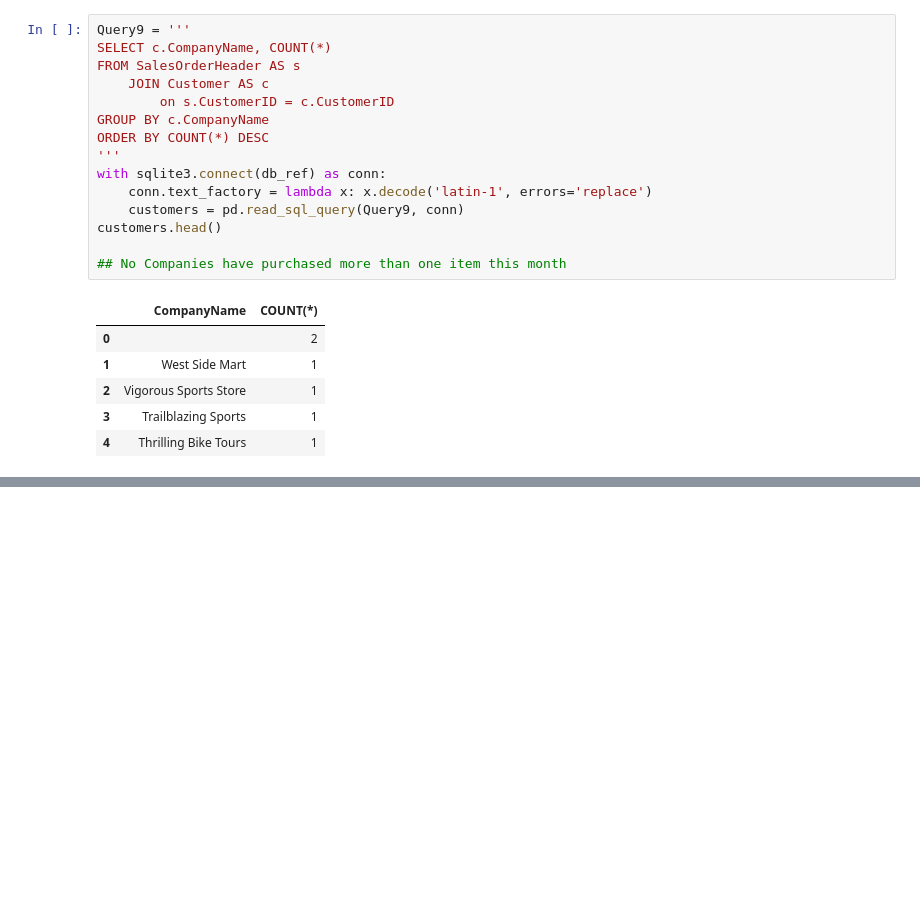
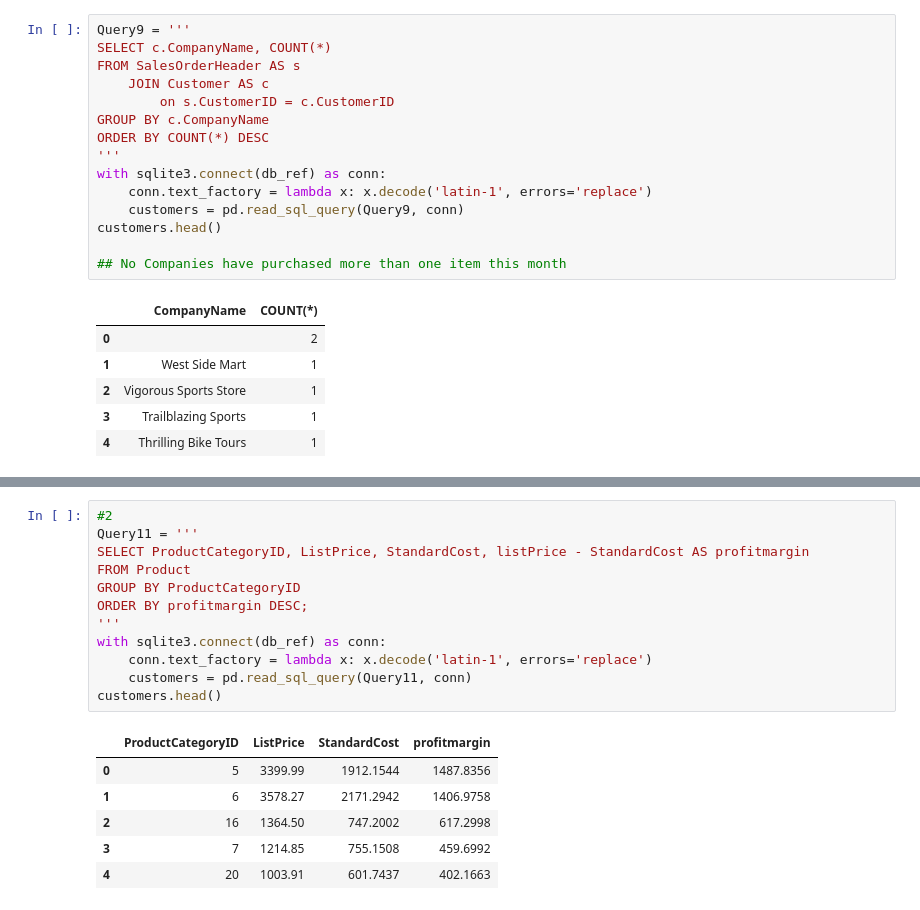
Before and after one commit to S-Shockley/SQLCaseStudy, a Jupyter notebook: project.ipynb, the cells around one changed output, grey strips where cells are left out. Saved outputs shown, nothing was run; the diff lists cells and outputs as text; blank space fills up the shorter version.

```diff
--- a/project.ipynb
+++ b/project.ipynb
@@ -328,0 +389,19 @@ customers.head()
+# %%
+#2
+Query11 = '''
+SELECT ProductCategoryID, ListPrice, StandardCost, listPrice - StandardCost AS profitmargin
+FROM Product
+GROUP BY ProductCategoryID
+ORDER BY profitmargin DESC;
+'''
+with sqlite3.connect(db_ref) as conn:
+    conn.text_factory = lambda x: x.decode('latin-1', errors='replace')
+    customers = pd.read_sql_query(Query11, conn)
+customers.head()
+# %% [output]
+|  | ProductCategoryID | ListPrice | StandardCost | profitmargin |
+| 0 | 5 | 3399.99 | 1912.1544 | 1487.8356 |
+| 1 | 6 | 3578.27 | 2171.2942 | 1406.9758 |
+| 2 | 16 | 1364.50 | 747.2002 | 617.2998 |
+| 3 | 7 | 1214.85 | 755.1508 | 459.6992 |
+| 4 | 20 | 1003.91 | 601.7437 | 402.1663 |
```
Also changed, not shown: parts of 8 cells of this notebook.
